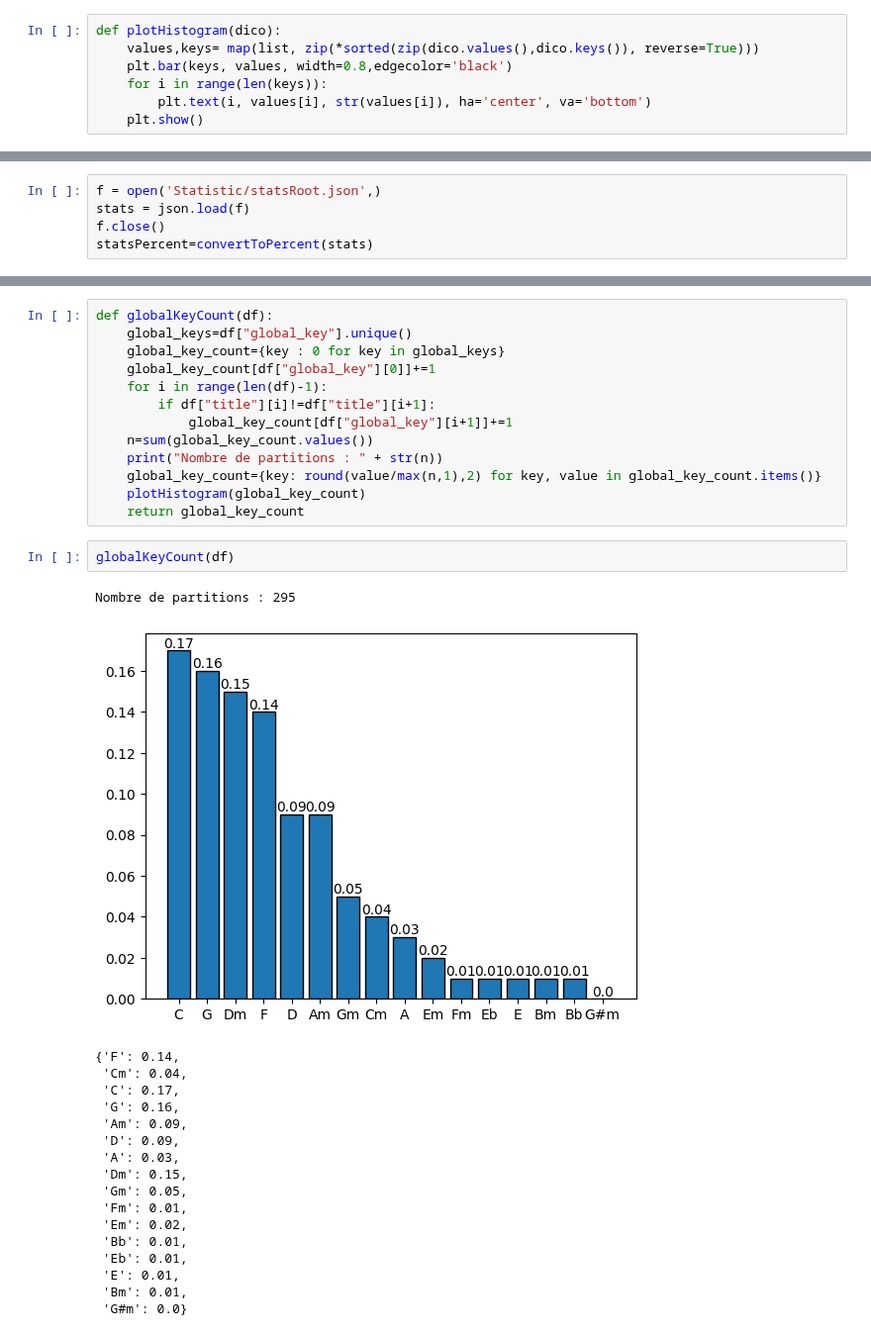
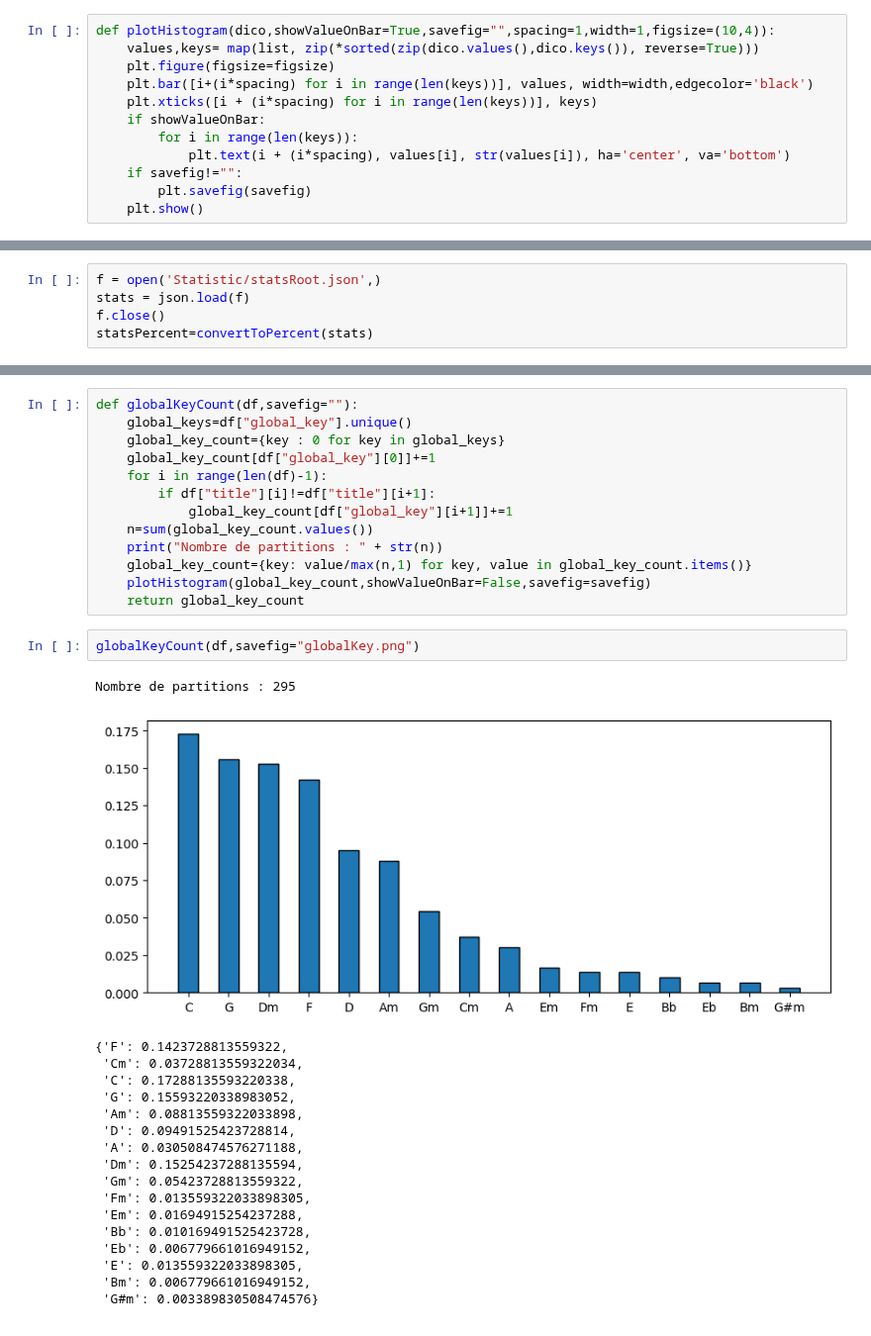
Before and after one commit to Gowthraven/Projet_M2, a Jupyter notebook: data_analysis.ipynb, the cells around one changed output, grey strips where cells are left out. Shown at 99% size. Cells and saved outputs as stored; diff of their text form.

```diff
--- a/data_analysis.ipynb
+++ b/data_analysis.ipynb
@@ -37,11 +37,16 @@ def convertToPercent(dico):
     dicoPercent["end"]={key: round(value/max(nend,1),2) for key, value in dicoPercent["end"].items()}
     return dicoPercent
 # %%
-def plotHistogram(dico):
+def plotHistogram(dico,showValueOnBar=True,savefig="",spacing=1,width=1,figsize=(10,4)):
     values,keys= map(list, zip(*sorted(zip(dico.values(),dico.keys()), reverse=True)))
-    plt.bar(keys, values, width=0.8,edgecolor='black')
-    for i in range(len(keys)):
-        plt.text(i, values[i], str(values[i]), ha='center', va='bottom')
+    plt.figure(figsize=figsize)
+    plt.bar([i+(i*spacing) for i in range(len(keys))], values, width=width,edgecolor='black')
+    plt.xticks([i + (i*spacing) for i in range(len(keys))], keys)
+    if showValueOnBar:
+        for i in range(len(keys)):
+            plt.text(i + (i*spacing), values[i], str(values[i]), ha='center', va='bottom')
+    if savefig!="":
+        plt.savefig(savefig)
     plt.show()
 # %%
 df = pd.read_csv("Data/choro.tsv", sep="\t",usecols=["root","title","chord","global_key"])
@@ -69,5 +74,5 @@ plotHistogram(stats["transition"]["C"])
 # %%
-def globalKeyCount(df):
+def globalKeyCount(df,savefig=""):
     global_keys=df["global_key"].unique()
     global_key_count={key : 0 for key in global_keys}
     global_key_count[df["global_key"][0]]+=1
@@ -76,27 +81,27 @@ def globalKeyCount(df):
             global_key_count[df["global_key"][i+1]]+=1
     n=sum(global_key_count.values())
     print("Nombre de partitions : " + str(n))
-    global_key_count={key: round(value/max(n,1),2) for key, value in global_key_count.items()}
-    plotHistogram(global_key_count)
+    global_key_count={key: value/max(n,1) for key, value in global_key_count.items()}
+    plotHistogram(global_key_count,showValueOnBar=False,savefig=savefig)
     return global_key_count
 # %%
-globalKeyCount(df)
+globalKeyCount(df,savefig="globalKey.png")
 # %% [output]
 Nombre de partitions : 295
-[figure, old version]
+[figure, new version]
-{'F': 0.14,
- 'Cm': 0.04,
- 'C': 0.17,
- 'G': 0.16,
- 'Am': 0.09,
- 'D': 0.09,
- 'A': 0.03,
- 'Dm': 0.15,
- 'Gm': 0.05,
- 'Fm': 0.01,
- 'Em': 0.02,
- 'Bb': 0.01,
- 'Eb': 0.01,
- 'E': 0.01,
- 'Bm': 0.01,
- 'G#m': 0.0}
+{'F': 0.1423728813559322,
+ 'Cm': 0.03728813559322034,
+ 'C': 0.17288135593220338,
+ 'G': 0.15593220338983052,
+ 'Am': 0.08813559322033898,
+ 'D': 0.09491525423728814,
+ 'A': 0.030508474576271188,
+ 'Dm': 0.15254237288135594,
+ 'Gm': 0.05423728813559322,
+ 'Fm': 0.013559322033898305,
+ 'Em': 0.01694915254237288,
+ 'Bb': 0.010169491525423728,
+ 'Eb': 0.006779661016949152,
+ 'E': 0.013559322033898305,
+ 'Bm': 0.006779661016949152,
+ 'G#m': 0.003389830508474576}
```
Also changed, not shown: parts of 1 cell of this notebook.
